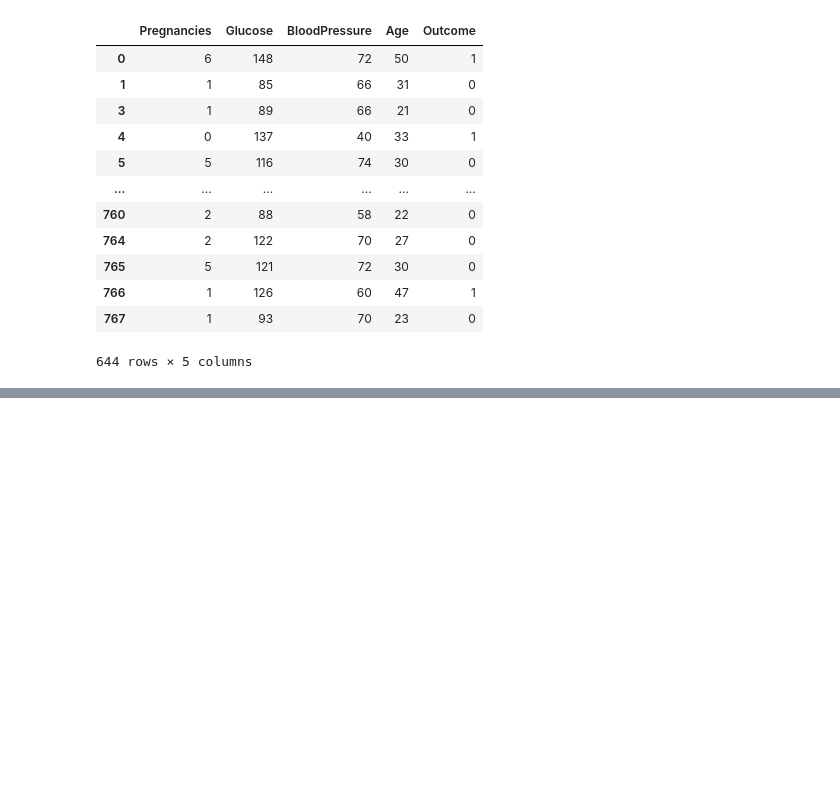
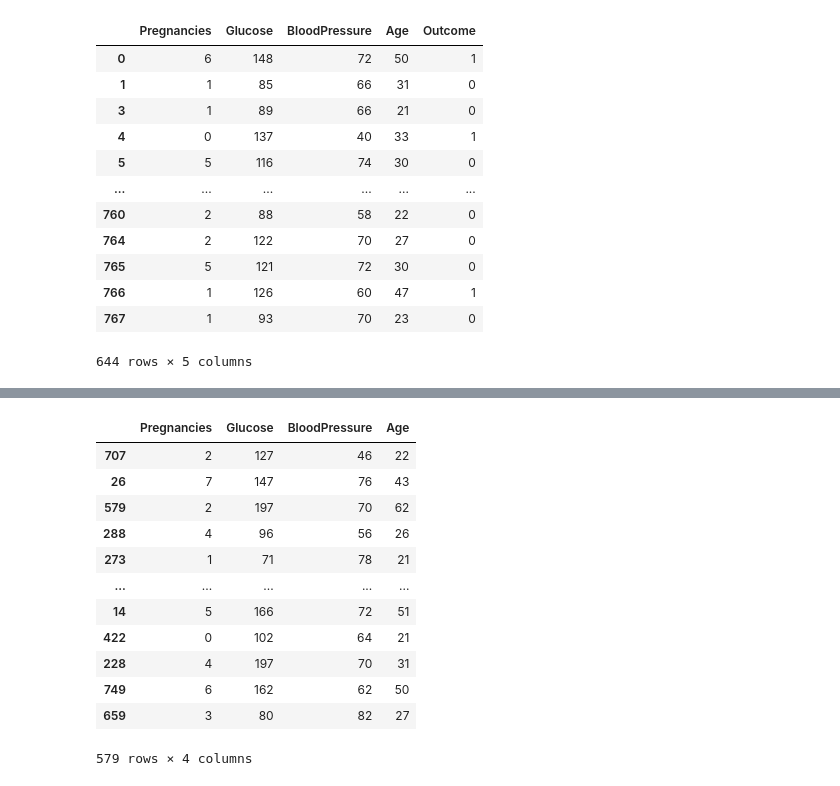
Before and after one commit to dv000i/Diabites, a Jupyter notebook: diabities.ipynb, the cells around one changed output, grey strips where cells are left out. Cells and saved outputs as stored; diff of their text form; code cells hidden in the pictures; blank space fills up the shorter version.

```diff
--- a/diabities.ipynb
+++ b/diabities.ipynb
@@ -139,3 +139,19 @@ plt.show()
 # %%
 with open("diabites.pickle","wb") as f:
     pickle.dump(reg,f)
+# %%
+X_train
+# %% [output]
+|  | Pregnancies | Glucose | BloodPressure | Age |
+| 707 | 2 | 127 | 46 | 22 |
+| 26 | 7 | 147 | 76 | 43 |
+| 579 | 2 | 197 | 70 | 62 |
+| 288 | 4 | 96 | 56 | 26 |
+| 273 | 1 | 71 | 78 | 21 |
+| ... | ... | ... | ... | ... |
+| 14 | 5 | 166 | 72 | 51 |
+| 422 | 0 | 102 | 64 | 21 |
+| 228 | 4 | 197 | 70 | 31 |
+| 749 | 6 | 162 | 62 | 50 |
+| 659 | 3 | 80 | 82 | 27 |
+579 rows × 4 columns
```
Also changed, not shown: parts of 13 cells of this notebook, 5 other files.
